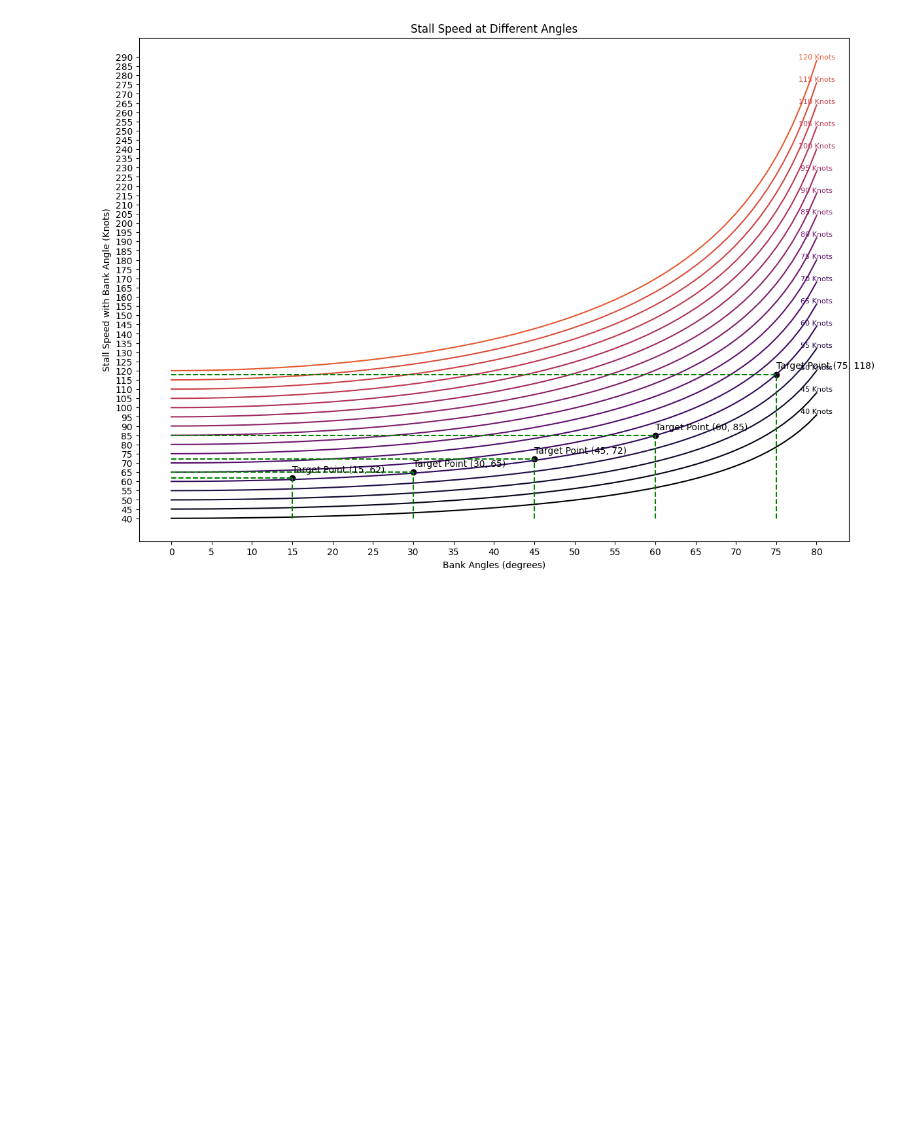
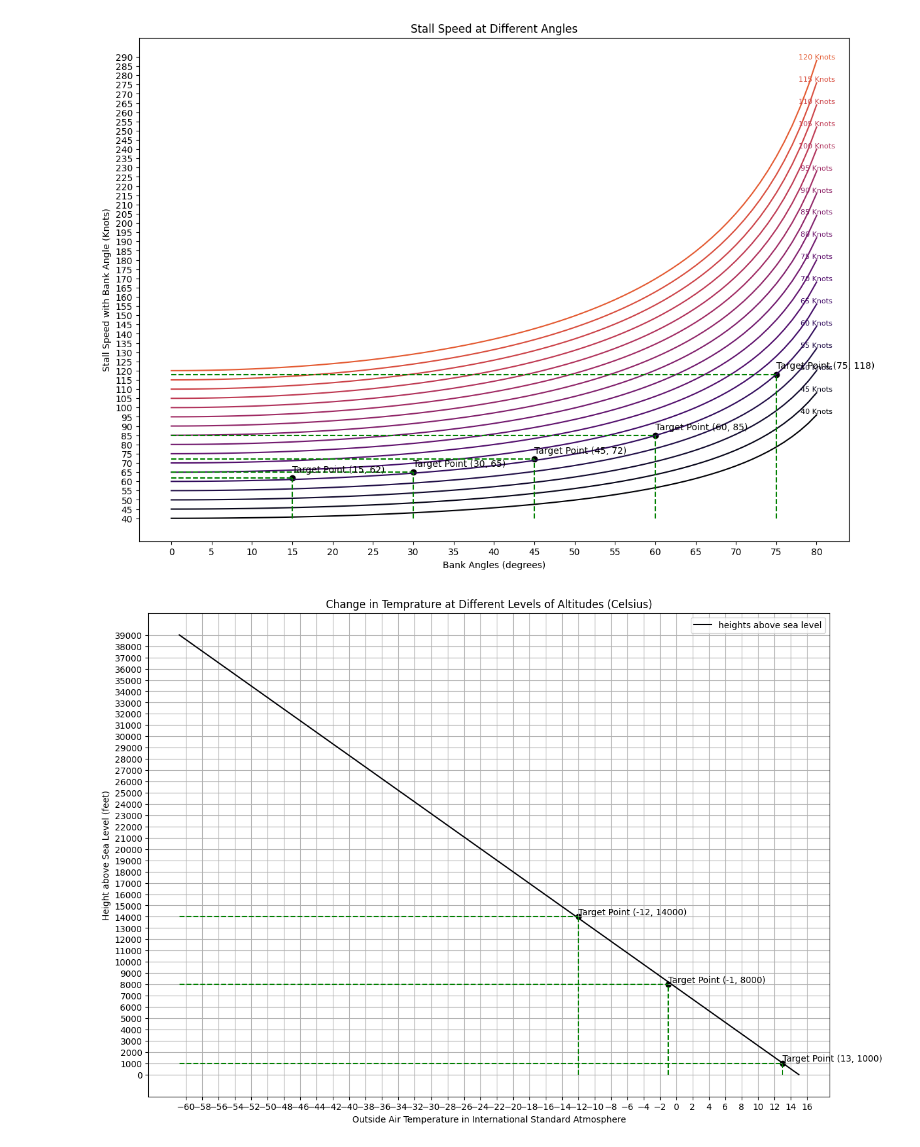
Before and after one commit to MohammedGuniem/PPL-Analysis, a Jupyter notebook: graphs_and_functions.ipynb, the cells around one changed output. Cells and saved outputs as stored; diff of their text form; code cells hidden in the pictures; blank space fills up the shorter version.

Commit message:
Added graph for isa temperature

```diff
--- a/graphs_and_functions.ipynb
+++ b/graphs_and_functions.ipynb
@@ -34,8 +34,11 @@ def plot_multi_line(x_axis, y_axis, target_points, plot_settings):
         # Plot
         ax.plot(x_axis, data, label=label, color=cmap(color_index*10), linestyle='-')
         # Put label on plot line
-        ax.text(max(x_axis), max(data), label, fontsize=8, color=cmap(color_index*10), ha='center', va='bottom')
-
+        if "activate_legend" in plot_settings and plot_settings["activate_legend"]:
+            # Set a legend
+            ax.legend()
+        else:
+             ax.text(max(x_axis), max(data), label, fontsize=8, color=cmap(color_index*10), ha='center', va='bottom')
         min_x, max_x, min_y, max_y = int(min(x_axis)), int(max(x_axis)), int(min(data)), int(max(data))
         global_min_x = min_x if min_x < global_min_x else global_min_x
         global_max_x = max_x if max_x > global_max_x else global_max_x
@@ -58,6 +61,8 @@ def plot_multi_line(x_axis, y_axis, target_points, plot_settings):
     ax.set_title(plot_settings["title"])
     ax.set_xticks(range(int(global_min_x), int(global_max_x)+plot_settings["xtick_intervall"], plot_settings["xtick_intervall"]))
     ax.set_yticks(range(int(global_min_y), int(global_max_y)+plot_settings["ytick_intervall"], plot_settings["ytick_intervall"]))
+    ax.grid(plot_settings["activate_grid"] if "activate_grid" in plot_settings else False)
+
 
     # Display the plot
     plt.show()
@@ -136,3 +141,47 @@ plot_multi_line(
 )
 # %% [output]
 [figure]
+# %%
+def calc_isa_temprature(height_above_sea_level):
+    # Calculate the corresponding temperature at altitude using the lapse rate
+    lapse_rate_celsius = -1.944  # Standard lapse rate in degrees Celsius per 1000 feet
+    temperature_celsius = 15  # Starting temperature at sea level in degrees Celsius
+    temperature_at_altitude = temperature_celsius + (lapse_rate_celsius * (height_above_sea_level / 1000))
+    return temperature_at_altitude
+# %%
+heights_above_sea_level = list(range(0, 40000, 1000))
+isa_temprature = [calc_isa_temprature(height) for height in heights_above_sea_level]
+
+target_points = [
+    {
+        "x": round(calc_isa_temprature(1000)), # ISA temperature
+        "y": 1000  # height above sea level
+    },
+    {
+        "x": round(calc_isa_temprature(8000)), # ISA temperature
+        "y": 8000  # height above sea level
+    },
+    {
+        "x": round(calc_isa_temprature(14000)), # ISA temperature
+        "y": 14000  # height above sea level
+    },
+]
+
+plot_settings = {
+    "xlabel": "Outside Air Temperature in International Standard Atmosphere",
+    "ylabel": "Height above Sea Level (feet)",
+    "title": "Change in Temprature at Different Levels of Altitudes (Celsius)",
+    "xtick_intervall": 2,
+    "ytick_intervall": 1000,
+    "activate_legend": True,
+    "activate_grid": True,
+}
+
+plot_multi_line(
+    x_axis=isa_temprature,
+    y_axis={"heights above sea level": heights_above_sea_level},
+    target_points=target_points,
+    plot_settings=plot_settings
+)
+# %% [output]
+[figure, added]
```
Also changed, not shown: parts of 1 cell of this notebook.
